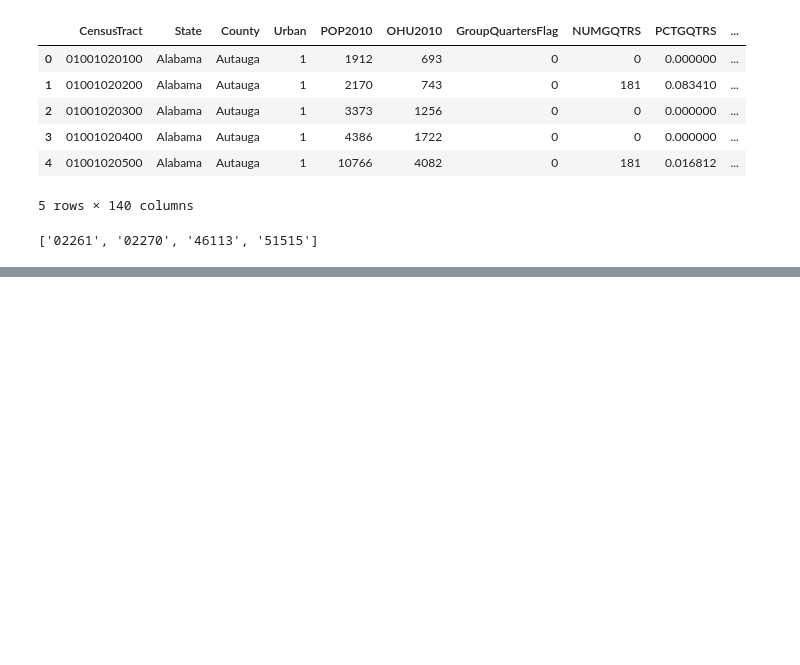
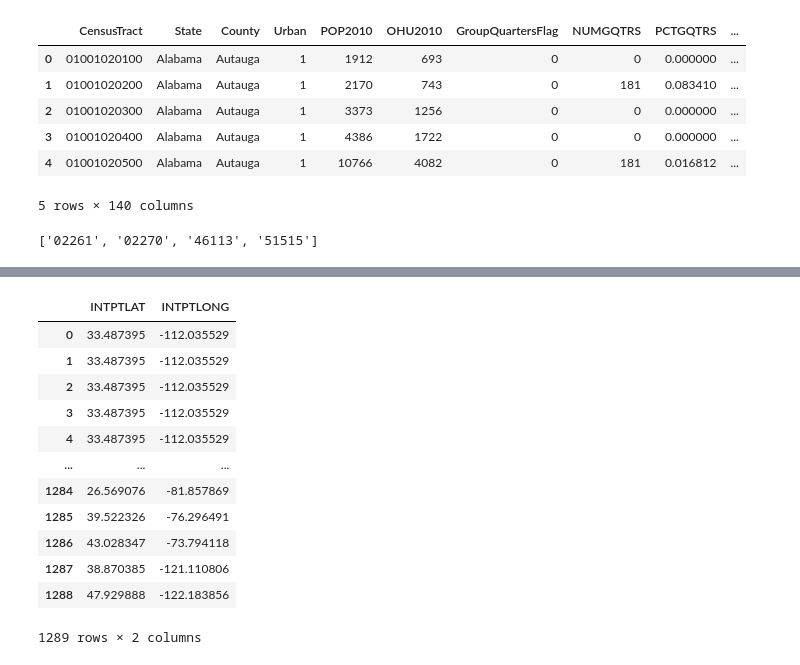
Before and after one commit to cgnik/school-datascience, a Jupyter notebook: food-census.ipynb, the cells around one changed output, grey strips where cells are left out. Drawn from its saved outputs; the diff is of its cells as text; code cells hidden in the pictures; blank space fills up the shorter version.

```diff
--- a/food-census.ipynb
+++ b/food-census.ipynb
@@ -274,0 +262,23 @@ nono
+# %%
+import matplotlib.pyplot as plt
+from scipy.cluster.vq import kmeans2, whiten
+
+# arr = r['INTPTLONG','INTPTLAT']
+# arr
+r=r.reset_index(drop=True)
+arr = r.loc[:][['INTPTLAT', 'INTPTLONG']]
+arr
+# %% [output]
+|  | INTPTLAT | INTPTLONG |
+| 0 | 33.487395 | -112.035529 |
+| 1 | 33.487395 | -112.035529 |
+| 2 | 33.487395 | -112.035529 |
+| 3 | 33.487395 | -112.035529 |
+| 4 | 33.487395 | -112.035529 |
+| ... | ... | ... |
+| 1284 | 26.569076 | -81.857869 |
+| 1285 | 39.522326 | -76.296491 |
+| 1286 | 43.028347 | -73.794118 |
+| 1287 | 38.870385 | -121.110806 |
+| 1288 | 47.929888 | -122.183856 |
+1289 rows × 2 columns
```
Also changed, not shown: parts of 4 cells of this notebook, 3 other files.
